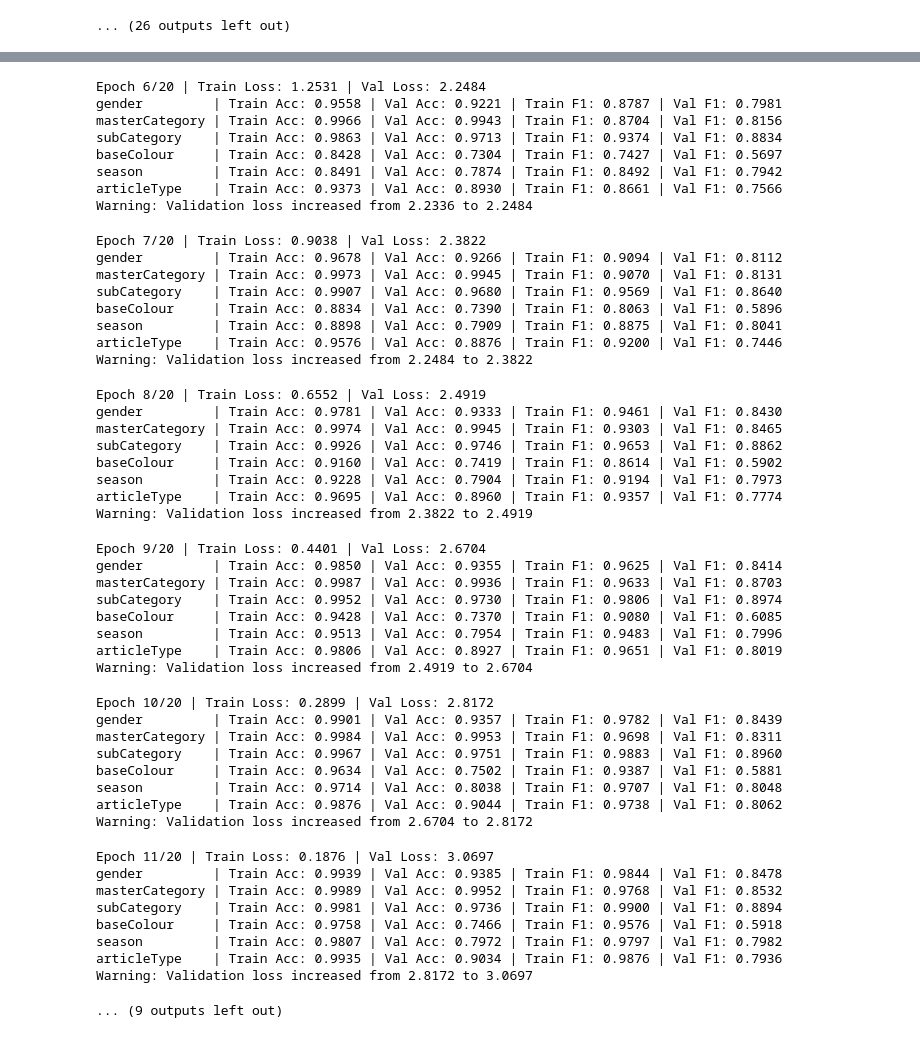
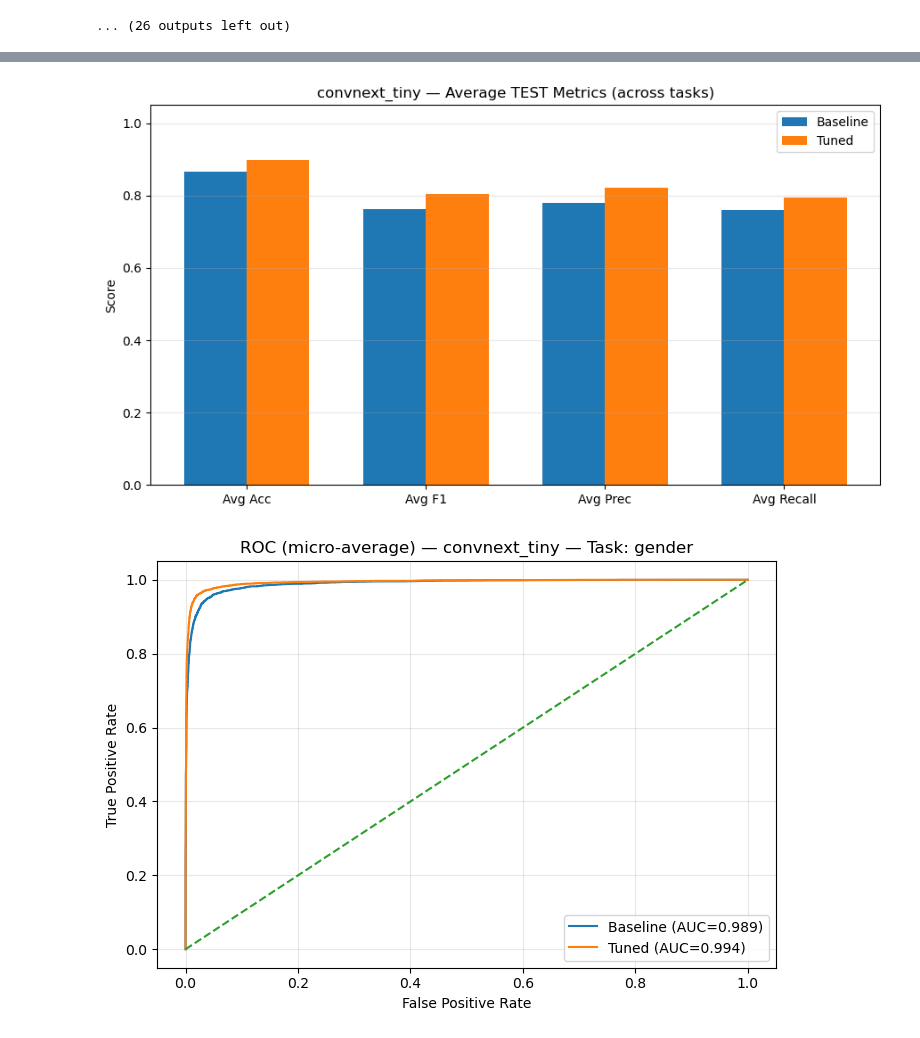
Before and after one commit to hamid-r-h/FashionMultiTaskNet, a Jupyter notebook: fashion_multitasknet.ipynb, the cells around one changed output, grey strips where cells are left out. Saved outputs shown, nothing was run; the diff lists cells and outputs as text; code cells hidden in the pictures.

Commit message:
add evaluation plots + ROC, checkpoint saving, and captioning inference demo

```diff
--- a/fashion_multitasknet.ipynb
+++ b/fashion_multitasknet.ipynb
@@ -615,8 +613,6 @@ class FashionMultiTaskModel(nn.Module):
         self._freeze_all_layers()
         self._unfreeze_last_n_layers(freeze_layers_except_last_n)
 
-        # Optional pooling
-        self.global_pool = nn.AdaptiveAvgPool2d(1) if model_name in ['mobilenet_v2'] else None
 
         # ========= Output Heads ========= #
         self.gender_head       = nn.Linear(in_features, num_classes_dict['gender'])
@@ -1522,15 +1992,14 @@ articleType    | Train Acc: 0.8495 | Val Acc: 0.8403 | Train F1: 0.6463 | Val F1
 # %%
-# Train the model using the provided function
-result = train_and_evaluate_model(
-    "convnext_tiny",
-    num_classes_dict,
-    train_loader,
-    val_loader,
-    test_loader,
-    device,
-    criterions,
-    label_cols,
-    epochs=20,  # Added parameter name for clarity
-    learning_rate=0.0001
+ablation = compare_with_without_improvements(
+    model_name="convnext_tiny",
+    num_classes_dict=num_classes_dict,
+    train_loader=train_loader,
+    val_loader=val_loader,
+    test_loader=test_loader,
+    device=device,
+    criterions=criterions,
+    label_cols=label_cols,
+    epochs=15,
+    learning_rate=0.001
 )
 # %% [output]
@@ -1580,49 +2023,2 @@ articleType    | Train Acc: 0.9207 | Val Acc: 0.8782 | Train F1: 0.8302 | Val F1
-Epoch 6/20 | Train Loss: 1.2531 | Val Loss: 2.2484
-gender         | Train Acc: 0.9558 | Val Acc: 0.9221 | Train F1: 0.8787 | Val F1: 0.7981
-masterCategory | Train Acc: 0.9966 | Val Acc: 0.9943 | Train F1: 0.8704 | Val F1: 0.8156
-subCategory    | Train Acc: 0.9863 | Val Acc: 0.9713 | Train F1: 0.9374 | Val F1: 0.8834
-baseColour     | Train Acc: 0.8428 | Val Acc: 0.7304 | Train F1: 0.7427 | Val F1: 0.5697
-season         | Train Acc: 0.8491 | Val Acc: 0.7874 | Train F1: 0.8492 | Val F1: 0.7942
-articleType    | Train Acc: 0.9373 | Val Acc: 0.8930 | Train F1: 0.8661 | Val F1: 0.7566
-Warning: Validation loss increased from 2.2336 to 2.2484
-Epoch 7/20 | Train Loss: 0.9038 | Val Loss: 2.3822
-gender         | Train Acc: 0.9678 | Val Acc: 0.9266 | Train F1: 0.9094 | Val F1: 0.8112
-masterCategory | Train Acc: 0.9973 | Val Acc: 0.9945 | Train F1: 0.9070 | Val F1: 0.8131
-subCategory    | Train Acc: 0.9907 | Val Acc: 0.9680 | Train F1: 0.9569 | Val F1: 0.8640
-baseColour     | Train Acc: 0.8834 | Val Acc: 0.7390 | Train F1: 0.8063 | Val F1: 0.5896
-season         | Train Acc: 0.8898 | Val Acc: 0.7909 | Train F1: 0.8875 | Val F1: 0.8041
-articleType    | Train Acc: 0.9576 | Val Acc: 0.8876 | Train F1: 0.9200 | Val F1: 0.7446
-Warning: Validation loss increased from 2.2484 to 2.3822
-Epoch 8/20 | Train Loss: 0.6552 | Val Loss: 2.4919
-gender         | Train Acc: 0.9781 | Val Acc: 0.9333 | Train F1: 0.9461 | Val F1: 0.8430
-masterCategory | Train Acc: 0.9974 | Val Acc: 0.9945 | Train F1: 0.9303 | Val F1: 0.8465
-subCategory    | Train Acc: 0.9926 | Val Acc: 0.9746 | Train F1: 0.9653 | Val F1: 0.8862
-baseColour     | Train Acc: 0.9160 | Val Acc: 0.7419 | Train F1: 0.8614 | Val F1: 0.5902
-season         | Train Acc: 0.9228 | Val Acc: 0.7904 | Train F1: 0.9194 | Val F1: 0.7973
-articleType    | Train Acc: 0.9695 | Val Acc: 0.8960 | Train F1: 0.9357 | Val F1: 0.7774
-Warning: Validation loss increased from 2.3822 to 2.4919
-Epoch 9/20 | Train Loss: 0.4401 | Val Loss: 2.6704
-gender         | Train Acc: 0.9850 | Val Acc: 0.9355 | Train F1: 0.9625 | Val F1: 0.8414
-masterCategory | Train Acc: 0.9987 | Val Acc: 0.9936 | Train F1: 0.9633 | Val F1: 0.8703
-subCategory    | Train Acc: 0.9952 | Val Acc: 0.9730 | Train F1: 0.9806 | Val F1: 0.8974
-baseColour     | Train Acc: 0.9428 | Val Acc: 0.7370 | Train F1: 0.9080 | Val F1: 0.6085
-season         | Train Acc: 0.9513 | Val Acc: 0.7954 | Train F1: 0.9483 | Val F1: 0.7996
-articleType    | Train Acc: 0.9806 | Val Acc: 0.8927 | Train F1: 0.9651 | Val F1: 0.8019
-Warning: Validation loss increased from 2.4919 to 2.6704
-Epoch 10/20 | Train Loss: 0.2899 | Val Loss: 2.8172
-gender         | Train Acc: 0.9901 | Val Acc: 0.9357 | Train F1: 0.9782 | Val F1: 0.8439
-masterCategory | Train Acc: 0.9984 | Val Acc: 0.9953 | Train F1: 0.9698 | Val F1: 0.8311
-subCategory    | Train Acc: 0.9967 | Val Acc: 0.9751 | Train F1: 0.9883 | Val F1: 0.8960
-baseColour     | Train Acc: 0.9634 | Val Acc: 0.7502 | Train F1: 0.9387 | Val F1: 0.5881
-season         | Train Acc: 0.9714 | Val Acc: 0.8038 | Train F1: 0.9707 | Val F1: 0.8048
-articleType    | Train Acc: 0.9876 | Val Acc: 0.9044 | Train F1: 0.9738 | Val F1: 0.8062
-Warning: Validation loss increased from 2.6704 to 2.8172
-Epoch 11/20 | Train Loss: 0.1876 | Val Loss: 3.0697
-gender         | Train Acc: 0.9939 | Val Acc: 0.9385 | Train F1: 0.9844 | Val F1: 0.8478
-masterCategory | Train Acc: 0.9989 | Val Acc: 0.9952 | Train F1: 0.9768 | Val F1: 0.8532
-subCategory    | Train Acc: 0.9981 | Val Acc: 0.9736 | Train F1: 0.9900 | Val F1: 0.8894
-baseColour     | Train Acc: 0.9758 | Val Acc: 0.7466 | Train F1: 0.9576 | Val F1: 0.5918
-season         | Train Acc: 0.9807 | Val Acc: 0.7972 | Train F1: 0.9797 | Val F1: 0.7982
-articleType    | Train Acc: 0.9935 | Val Acc: 0.9034 | Train F1: 0.9876 | Val F1: 0.7936
-Warning: Validation loss increased from 2.8172 to 3.0697
-... (9 outputs left out)
+[figure, added]
+[figure, added]
```
Also changed, not shown: parts of 16 cells of this notebook, 3 other files.
